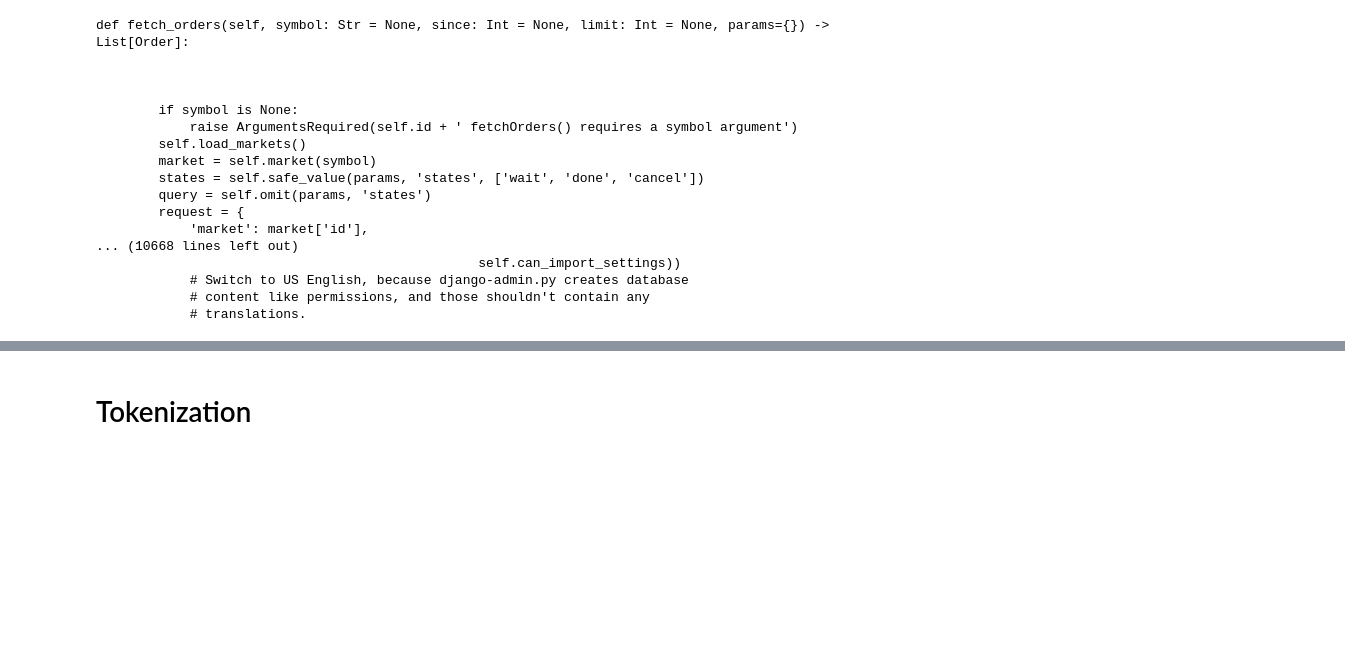
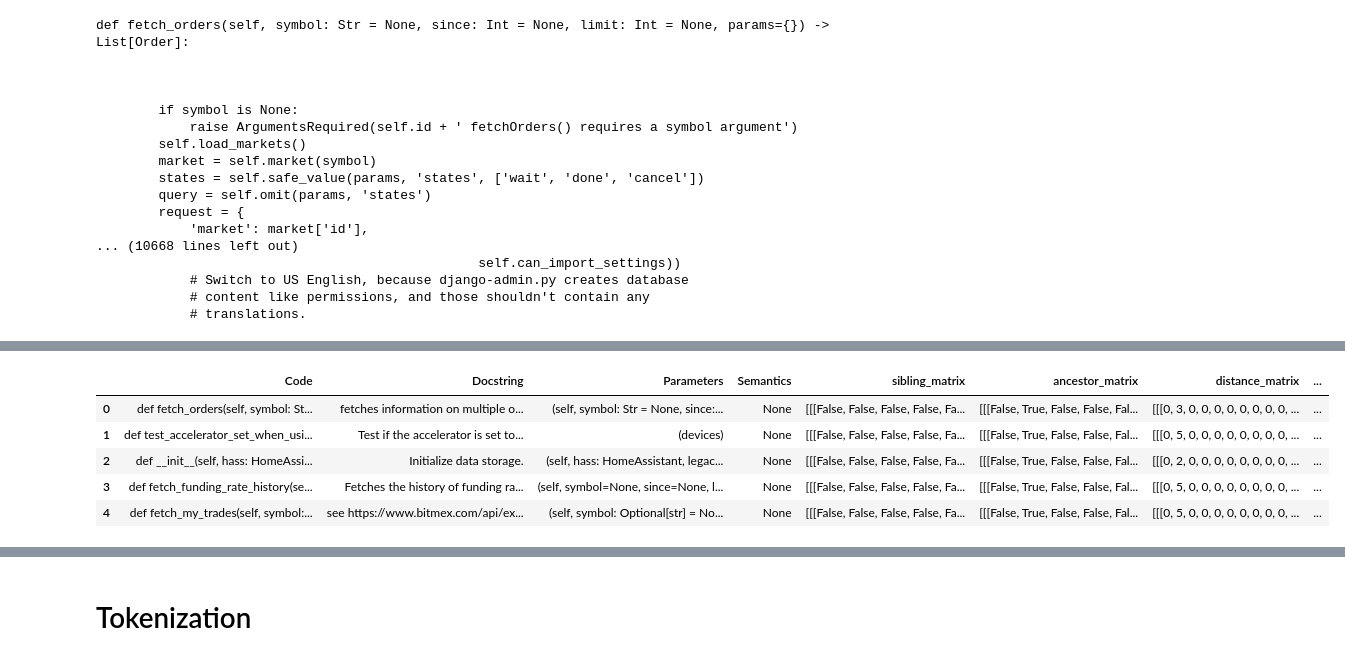
Before and after one commit to dbogati4/Code-Documentation-Research, a Jupyter notebook: main.ipynb, the cells around one changed output, grey strips where cells are left out. Drawn from its saved outputs; the diff is of its cells as text; code cells hidden in the pictures; blank space fills up the shorter version.

```diff
--- a/main.ipynb
+++ b/main.ipynb
@@ -147 +230,81 @@ def fetch_orders(self, symbol: Str = None, since: Int = None, limit: Int = None,
+# %%
+import torch
+import ast
+import pandas as pd
+
+# Ensure ASTEncoder is defined in the notebook before running this cell
+
+def process_row(code, encoder_class, rel_pos_emb_dim=8, n_heads=2):
+    if not isinstance(code, str) or not code.strip():
+        return None
+    try:
+        tree = ast.parse(code)
+        preorder_nodes = []
+        def preorder_traversal(node, parent_idx=None, siblings=None):
+            idx = len(preorder_nodes)
+            preorder_nodes.append((node, parent_idx, siblings))
+            children = list(ast.iter_child_nodes(node))
+            for i, child in enumerate(children):
+                preorder_traversal(child, idx, [idx + j + 1 for j in range(len(children)) if j != i])
+        preorder_traversal(tree)
+        n_nodes = len(preorder_nodes)
+        node_types = [type(n[0]).__name__ for n in preorder_nodes]
+        unique_types = {t: i for i, t in enumerate(set(node_types))}
+        d_model = len(unique_types)
+        # Pad d_model to be divisible by n_heads
+        if d_model % n_heads != 0:
+            new_d_model = ((d_model // n_heads) + 1) * n_heads
+        else:
+            new_d_model = d_model
+        F_ast = torch.zeros(1, n_nodes, new_d_model)
+        for i, t in enumerate(node_types):
+            F_ast[0, i, unique_types[t]] = 1
+        sibling_matrix = torch.zeros(1, n_nodes, n_nodes, dtype=torch.bool)
+        ancestor_matrix = torch.zeros(1, n_nodes, n_nodes, dtype=torch.bool)
+        distance_matrix = torch.zeros(1, n_nodes, n_nodes, dtype=torch.long)
+        for i, (_, _, siblings) in enumerate(preorder_nodes):
+            if siblings:
+                for sib in siblings:
+                    sibling_matrix[0, i, sib] = 1
+        def fill_ancestors(idx, parent_idx, depth):
+            if parent_idx is not None:
+                ancestor_matrix[0, parent_idx, idx] = 1
+                distance_matrix[0, parent_idx, idx] = depth
+                fill_ancestors(parent_idx, preorder_nodes[parent_idx][1], depth + 1)
+        for idx, (_, parent_idx, _) in enumerate(preorder_nodes):
+            fill_ancestors(idx, parent_idx, 1)
+        encoder = encoder_class(d_model=new_d_model, n_heads=n_heads, rel_pos_emb_dim=rel_pos_emb_dim)
+        with torch.no_grad():
+            output = encoder(F_ast, sibling_matrix, ancestor_matrix, distance_matrix)
+        return {
+            'sibling_matrix': sibling_matrix.cpu().numpy(),
+            'ancestor_matrix': ancestor_matrix.cpu().numpy(),
+            'distance_matrix': distance_matrix.cpu().numpy(),
+            'encoder_output': output.cpu().numpy(),
+            'node_types': node_types
+        }
+    except Exception as e:
+        return {'error': str(e)}
+
+# Apply to the entire DataFrame (updated_df)
+results = updated_df['Code'].apply(lambda code: process_row(code, ASTEncoder))
+
+# Save outputs to new columns
+updated_df['sibling_matrix'] = results.apply(lambda x: x.get('sibling_matrix') if isinstance(x, dict) else None)
+updated_df['ancestor_matrix'] = results.apply(lambda x: x.get('ancestor_matrix') if isinstance(x, dict) else None)
+updated_df['distance_matrix'] = results.apply(lambda x: x.get('distance_matrix') if isinstance(x, dict) else None)
+updated_df['encoder_output'] = results.apply(lambda x: x.get('encoder_output') if isinstance(x, dict) else None)
+updated_df['node_types'] = results.apply(lambda x: x.get('node_types') if isinstance(x, dict) else None)
+updated_df['ast_error'] = results.apply(lambda x: x.get('error') if isinstance(x, dict) and 'error' in x else None)
+
+# Optionally, save to CSV or inspect
+# updated_df.to_pickle('updated_df_with_ast_outputs.pkl')
+updated_df.head()
+# %% [output]
+|  | Code | Docstring | Parameters | Semantics | sibling_matrix | ancestor_matrix | distance_matrix | ... |
+| 0 | def fetch_orders(self, symbol: St... | fetches information on multiple o... | (self, symbol: Str = None, since:... | None | [[[False, False, False, False, Fa... | [[[False, True, False, False, Fal... | [[[0, 3, 0, 0, 0, 0, 0, 0, 0, 0, ... | ... |
+| 1 | def test_accelerator_set_when_usi... | Test if the accelerator is set to... | (devices) | None | [[[False, False, False, False, Fa... | [[[False, True, False, False, Fal... | [[[0, 5, 0, 0, 0, 0, 0, 0, 0, 0, ... | ... |
+| 2 | def __init__(self, hass: HomeAssi... | Initialize data storage. | (self, hass: HomeAssistant, legac... | None | [[[False, False, False, False, Fa... | [[[False, True, False, False, Fal... | [[[0, 2, 0, 0, 0, 0, 0, 0, 0, 0, ... | ... |
+| 3 | def fetch_funding_rate_history(se... | Fetches the history of funding ra... | (self, symbol=None, since=None, l... | None | [[[False, False, False, False, Fa... | [[[False, True, False, False, Fal... | [[[0, 5, 0, 0, 0, 0, 0, 0, 0, 0, ... | ... |
+| 4 | def fetch_my_trades(self, symbol:... | see https://www.bitmex.com/api/ex... | (self, symbol: Optional[str] = No... | None | [[[False, False, False, False, Fa... | [[[False, True, False, False, Fal... | [[[0, 5, 0, 0, 0, 0, 0, 0, 0, 0, ... | ... |
 # %%
```
Also changed, not shown: parts of 20 cells of this notebook.
